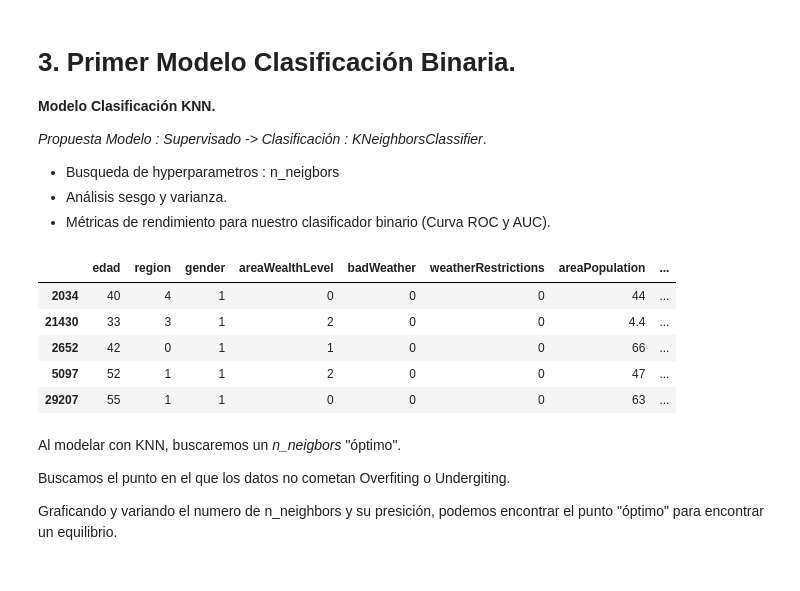
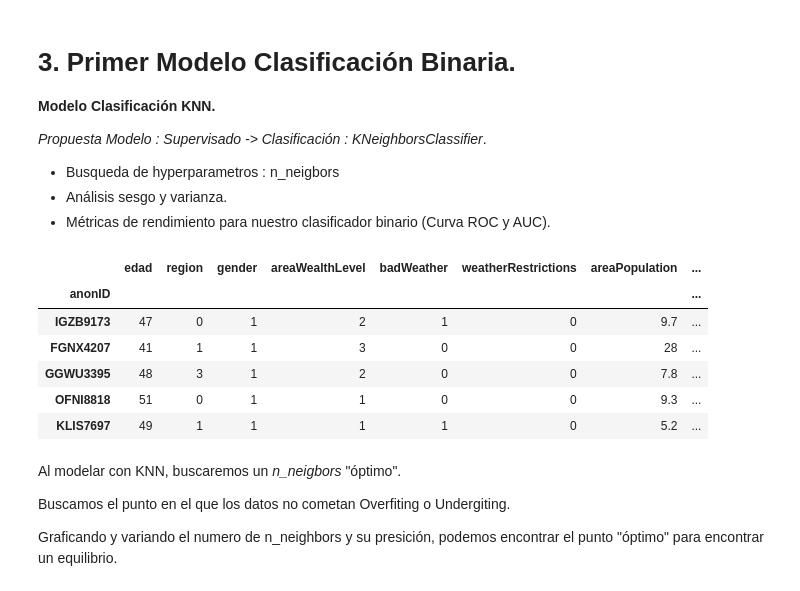
Before and after one commit to Corderodedios182/DataChallenge, a Jupyter notebook: Modelo.ipynb, the cells around one changed output. Drawn from its saved outputs; the diff is of its cells as text; code cells hidden in the pictures.

```diff
--- a/Modelo.ipynb
+++ b/Modelo.ipynb
@@ -487,20 +206,30 @@ tmp.head(15)
 - Análisis sesgo y varianza.
 - Métricas de rendimiento para nuestro clasificador binario (Curva ROC y AUC).
 # %%
-#Modelo KNN
+#Datos preproceso ML.
+data_model = preparacionDatos.dataModel(data)
+
+preparacionDatos.grupos(data,['success'],num_grupos=1) #Lo valores -1 son los que queremos predecir.
+
+#Datos de prueba
+data_prueba = data_model[data_model["success"] == -1]
+
+#Datos de test y datos de entrenamiento.
+data_model = data_model[data_model["success"] != -1]
+
 x, y = data_model.iloc[:,:-1], data_model.success
 x_train, x_test, y_train, y_test = train_test_split(x, y, test_size = 0.3, random_state = 123, stratify = y)
 y_test.value_counts(normalize = True)
 y_train.value_counts(normalize = True)
-
 x_train.head()
 # %% [output]
 |  | edad | region | gender | areaWealthLevel | badWeather | weatherRestrictions | areaPopulation | ... |
-| 2034 | 40 | 4 | 1 | 0 | 0 | 0 | 44 | ... |
-| 21430 | 33 | 3 | 1 | 2 | 0 | 0 | 4.4 | ... |
-| 2652 | 42 | 0 | 1 | 1 | 0 | 0 | 66 | ... |
-| 5097 | 52 | 1 | 1 | 2 | 0 | 0 | 47 | ... |
-| 29207 | 55 | 1 | 1 | 0 | 0 | 0 | 63 | ... |
+| anonID |  |  |  |  |  |  |  | ... |
+| IGZB9173 | 47 | 0 | 1 | 2 | 1 | 0 | 9.7 | ... |
+| FGNX4207 | 41 | 1 | 1 | 3 | 0 | 0 | 28 | ... |
+| GGWU3395 | 48 | 3 | 1 | 2 | 0 | 0 | 7.8 | ... |
+| OFNI8818 | 51 | 0 | 1 | 1 | 0 | 0 | 9.3 | ... |
+| KLIS7697 | 49 | 1 | 1 | 1 | 1 | 0 | 5.2 | ... |
 # %% [markdown]
 Al modelar con KNN, buscaremos un *n_neigbors* "óptimo".
 
```
Also changed, not shown: parts of 28 cells of this notebook, 7 other files.
